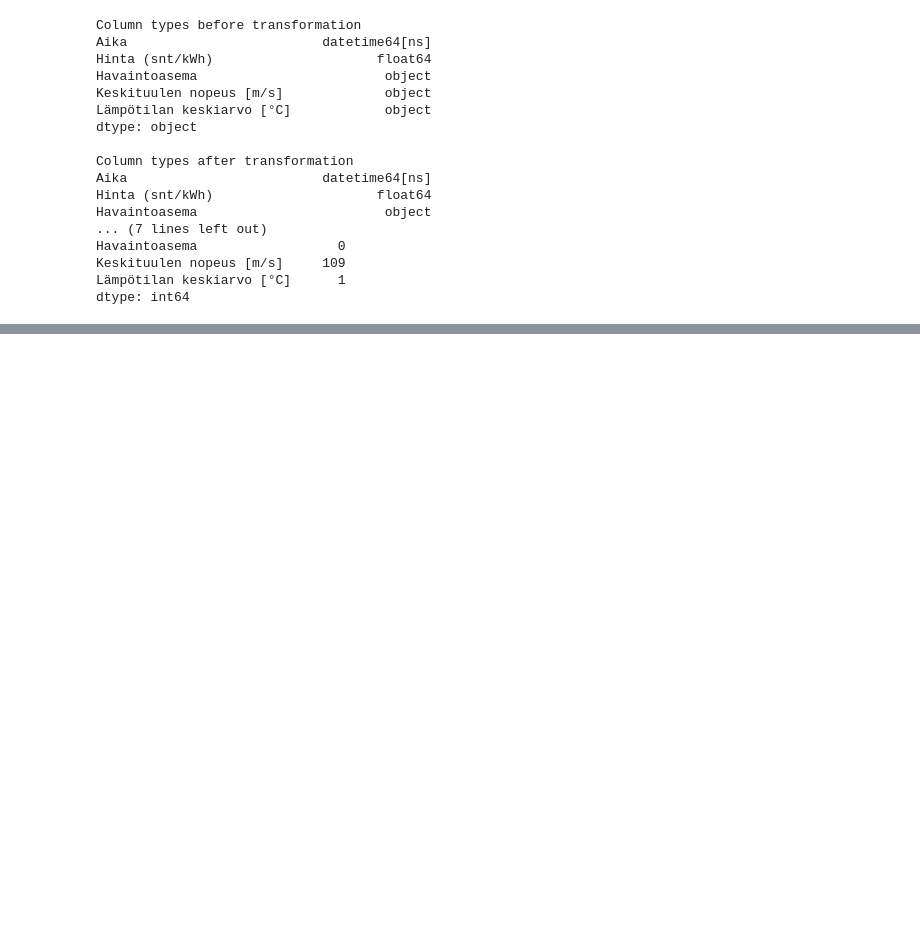
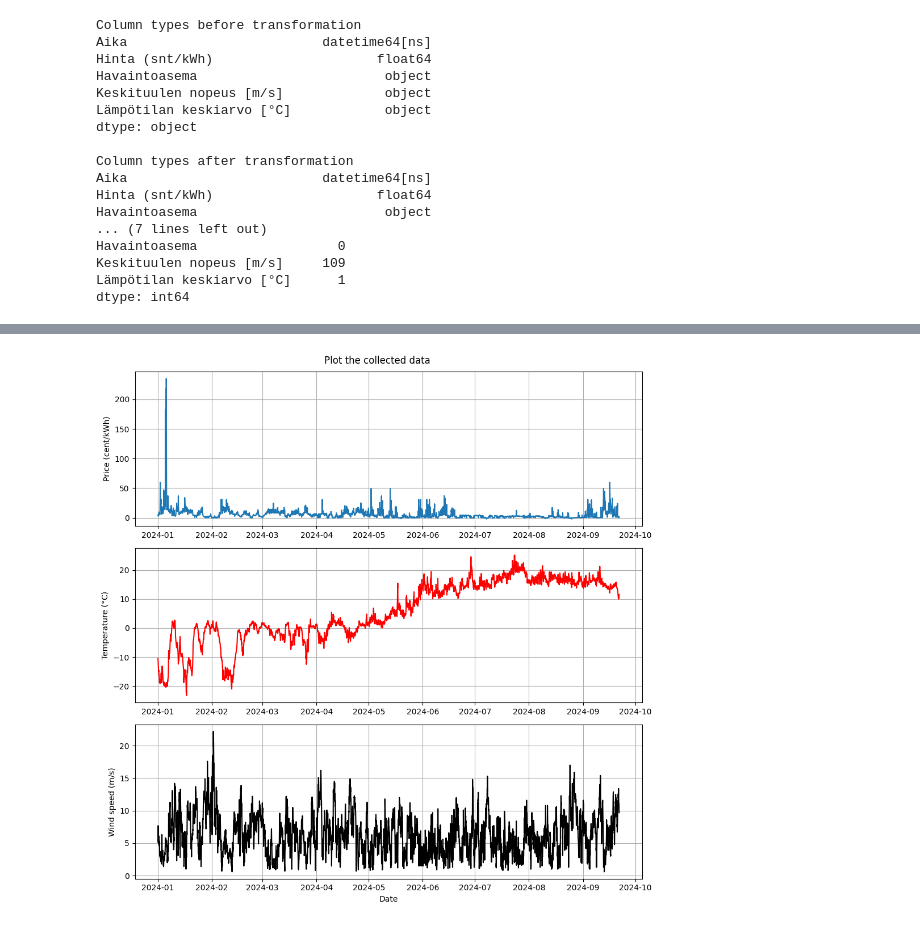
Before and after one commit to pirstov/Intro_to_DS_project, a Jupyter notebook: notebook.ipynb, the cells around one changed output, grey strips where cells are left out. Cells and saved outputs as stored; diff of their text form; code cells hidden in the pictures; blank space fills up the shorter version.

```diff
--- a/notebook.ipynb
+++ b/notebook.ipynb
@@ -156,0 +172,10 @@ plt.show()
+# %%
+from datetime import datetime
+# Time series modeling
+
+# Start off with just the data from 2024
+df_2024 = df.loc[datetime(2024,1,1,1):]
+
+print_data(df_2024)
+# %% [output]
+[figure, added]
```
Also changed, not shown: parts of 3 cells of this notebook.
